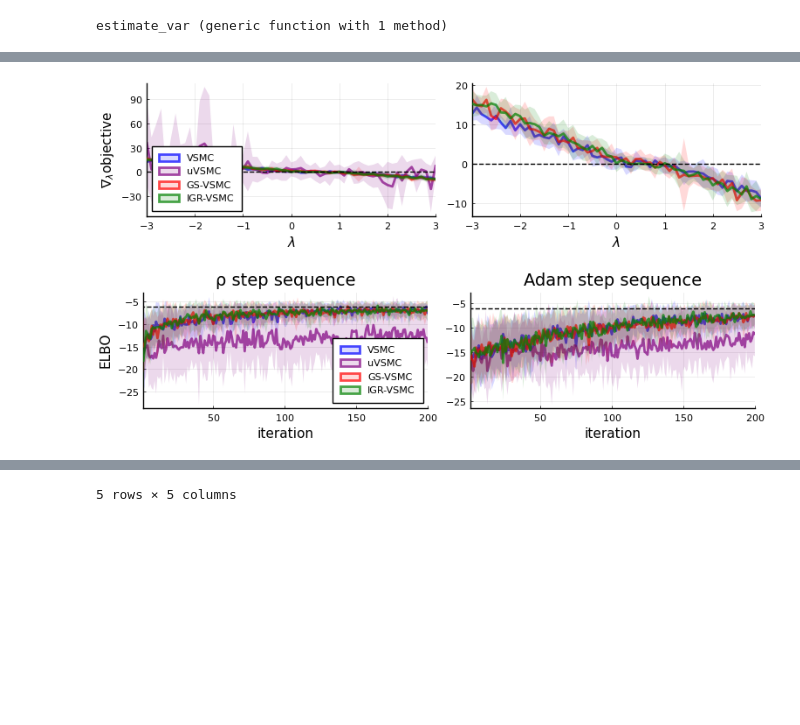
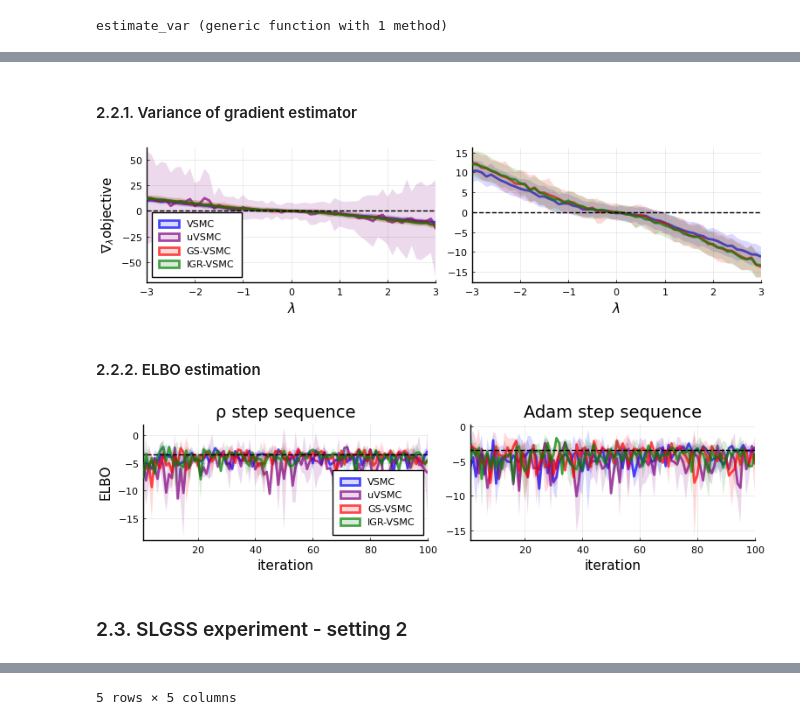
Before and after one commit to chiukenny/STAT520B-finalproject, a Jupyter notebook: code/project_code.ipynb, the cells around one changed output, grey strips where cells are left out. Saved outputs shown, nothing was run; the diff lists cells and outputs as text; code cells hidden in the pictures; blank space fills up the shorter version.

```diff
--- a/code/project_code.ipynb
+++ b/code/project_code.ipynb
@@ -43,0 +34,24 @@ IGR_VSMC_col = :green
+# %%
+# Method ids
+VSMC = "VSMC"
+uVSMC = "uVSMC"
+GS_VSMC = "GS-VSMC"
+IGR_VSMC = "IGR-VSMC"
+
+# Step functions
+RHO = "rho"
+ADAM = "adam"
+
+# Method colors for plotting
+VSMC_col = :blue
+uVSMC_col = :purple
+GS_VSMC_col = :red
+IGR_VSMC_col = :green
+
+# Plotting parameters
+LW = 2    # linewidth
+LO = 0.7  # lineopacity
+FA = 0.15 # fillalpha
+
+# Initialize PyPlot
+pyplot(size=(770,200))
@@ -429,9 +564,9 @@ function SLGSS_sim_prop(t, X_anc, y, prop_params, model_params)
 end
 
 
-function SLGSS_obj(λ, model_params, y, smc; method=VSMC, τ=0.05, verbose=false)
+function SLGSS_obj(λ, model_params, y, smc; method=VSMC, τ=0.05, return_ess=false)
     # method: one of "vsmc", "gs-vsmc", "igr-vsmc"
-    return vsmc_lower_bound(λ,model_params,y,smc,method=method,τ=τ,verbose=verbose)
+    return vsmc_lower_bound(λ,model_params,y,smc,method=method,τ=τ,return_ess=return_ess)
 end
 
 function ∇SLGSS_obj(λ, model_params, y, smc; method=VSMC, τ=0.05)
@@ -507,6 +644,8 @@ True log-marginal likelihood: -3.224211867925047
+# %% [markdown]
+#### 2.2.1. Variance of gradient estimator
 # %%
 xs = -3:0.1:3
-samples = 10
+samples = 100
 
 ∇_means_vsmc, ∇_vars_vsmc = estimate_var(xs, ∇SLGSS_obj_vsmc, samples=samples)
 ∇_means_uvsmc, ∇_vars_uvsmc = estimate_var(xs, ∇SLGSS_obj_uvsmc, samples=samples)
@@ -514,6 +653,7 @@ samples = 10
 ∇_means_igr, ∇_vars_igr = estimate_var(xs, ∇SLGSS_obj_igr, samples=samples)
 
 pyplot(size=(770,200))
+
 pvar1 = plot(xs, ∇_means_vsmc, ribbon=sqrt.(∇_vars_vsmc), label=VSMC,
     xlab=L"\lambda", ylab=L"\nabla_\lambda\mathrm{objective}", xlim=(min(xs...),max(xs...)), legend=:bottomleft,
     linecolor=VSMC_col, fillcolor=VSMC_col, linewidth=2, fillalpha=0.15, lineopacity=0.7)
@@ -536,62 +676,58 @@ hline!([0], linecolor=:black, linestyle=:dash, label=nothing)
 
 plot(pvar1,pvar2)
 # %% [output]
-[figure, old version]
+[figure, new version]
 # %%
 if save_figures
     png("grad_est_var")
 end
+# %% [markdown]
+#### 2.2.2. ELBO estimation
 # %%
-iters = 200
-runs = 20
+iters = 100
+runs = 2
 
 pyplot(size=(770,200))
-
-#λs_vsmc, objs_vsmc = gradient_descent(SLGSS_obj_vsmc, ∇SLGSS_obj_vsmc, [λ], iters=iters)
-#λs_uvsmc, objs_uvsmc = gradient_descent(SLGSS_obj_uvsmc, ∇SLGSS_obj_uvsmc, [λ], iters=iters)
-#λs_gs, objs_gs = gradient_descent(SLGSS_obj_gs, ∇SLGSS_obj_gs, [λ], iters=iters)
-#λs_igr, objs_igr = gradient_descent(SLGSS_obj_igr, ∇SLGSS_obj_igr, [λ], iters=iters)
 
 obj_mean_vsmc, obj_var_vsmc = plot_gd_helper(SLGSS_obj_vsmc, ∇SLGSS_obj_vsmc, λ, iters, runs)
 obj_mean_uvsmc, obj_var_uvsmc = plot_gd_helper(SLGSS_obj_uvsmc, ∇SLGSS_obj_uvsmc, λ, iters, runs)
 obj_mean_gs, obj_var_gs = plot_gd_helper(SLGSS_obj_gs, ∇SLGSS_obj_gs, λ, iters, runs)
 obj_mean_igr, obj_var_igr = plot_gd_helper(SLGSS_obj_igr, ∇SLGSS_obj_igr, λ, iters, runs)
-
-# println("λ*: ",λs[iters])
-# println("Final VSMC bound: ", SLGSS_obj(λs[iters],verbose=true))
 
 pelbo1 = plot(1:iters, obj_mean_vsmc, ribbon=sqrt.(obj_var_vsmc), label=VSMC,
     xlab="iteration", ylab="ELBO", title="ρ step sequence", xlim=(1,iters), legend=:bottomright,
     linecolor=VSMC_col, fillcolor=VSMC_col, linewidth=2, fillalpha=0.15, lineopacity=0.7)
 plot!(1:iters, obj_mean_uvsmc, ribbon=sqrt.(obj_var_uvsmc), label=uVSMC,
     linecolor=uVSMC_col, fillcolor=uVSMC_col, linewidth=2, fillalpha=0.15, lineopacity=0.7)
 plot!(1:iters, obj_mean_gs, ribbon=sqrt.(obj_var_gs), label=GS_VSMC,
     linecolor=GS_VSMC_col, fillcolor=GS_VSMC_col, linewidth=2, fillalpha=0.15, lineopacity=0.7)
 plot!(1:iters, obj_mean_igr, ribbon=sqrt.(obj_var_igr), label=IGR_VSMC,
     linecolor=IGR_VSMC_col, fillcolor=IGR_VSMC_col, linewidth=2, fillalpha=0.15, lineopacity=0.7)
 hline!([log_marginal], linecolor=:black, linestyle=:dash, label=nothing)
 
 obj_mean_vsmc, obj_var_vsmc = plot_gd_helper(SLGSS_obj_vsmc, ∇SLGSS_obj_vsmc, λ, iters, runs, step="adam")
 obj_mean_uvsmc, obj_var_uvsmc = plot_gd_helper(SLGSS_obj_uvsmc, ∇SLGSS_obj_uvsmc, λ, iters, runs, step="adam")
 obj_mean_gs, obj_var_gs = plot_gd_helper(SLGSS_obj_gs, ∇SLGSS_obj_gs, λ, iters, runs, step="adam")
 obj_mean_igr, obj_var_igr = plot_gd_helper(SLGSS_obj_igr, ∇SLGSS_obj_igr, λ, iters, runs, step="adam")
 
 pelbo2 = plot(1:iters, obj_mean_vsmc, ribbon=sqrt.(obj_var_vsmc),
     xlab="iteration", title="Adam step sequence", xlim=(1,iters), legend=nothing,
     linecolor=VSMC_col, fillcolor=VSMC_col, linewidth=2, fillalpha=0.15, lineopacity=0.7)
 plot!(1:iters, obj_mean_uvsmc, ribbon=sqrt.(obj_var_uvsmc),
     linecolor=uVSMC_col, fillcolor=uVSMC_col, linewidth=2, fillalpha=0.15, lineopacity=0.7)
 plot!(1:iters, obj_mean_gs, ribbon=sqrt.(obj_var_gs),
     linecolor=GS_VSMC_col, fillcolor=GS_VSMC_col, linewidth=2, fillalpha=0.15, lineopacity=0.7)
 plot!(1:iters, obj_mean_igr, ribbon=sqrt.(obj_var_igr),
     linecolor=IGR_VSMC_col, fillcolor=IGR_VSMC_col, linewidth=2, fillalpha=0.15, lineopacity=0.7)
 hline!([log_marginal], linecolor=:black, linestyle=:dash, label=nothing)
 
 plot(pelbo1, pelbo2)
 # %% [output]
-[figure, old version]
+[figure, new version]
 # %%
 if save_figures
     png("slgss_elbo")
 end
+# %% [markdown]
+### 2.3. SLGSS experiment - setting 2
 # %%
```
Also changed, not shown: parts of 44 cells of this notebook, 7 other files.
